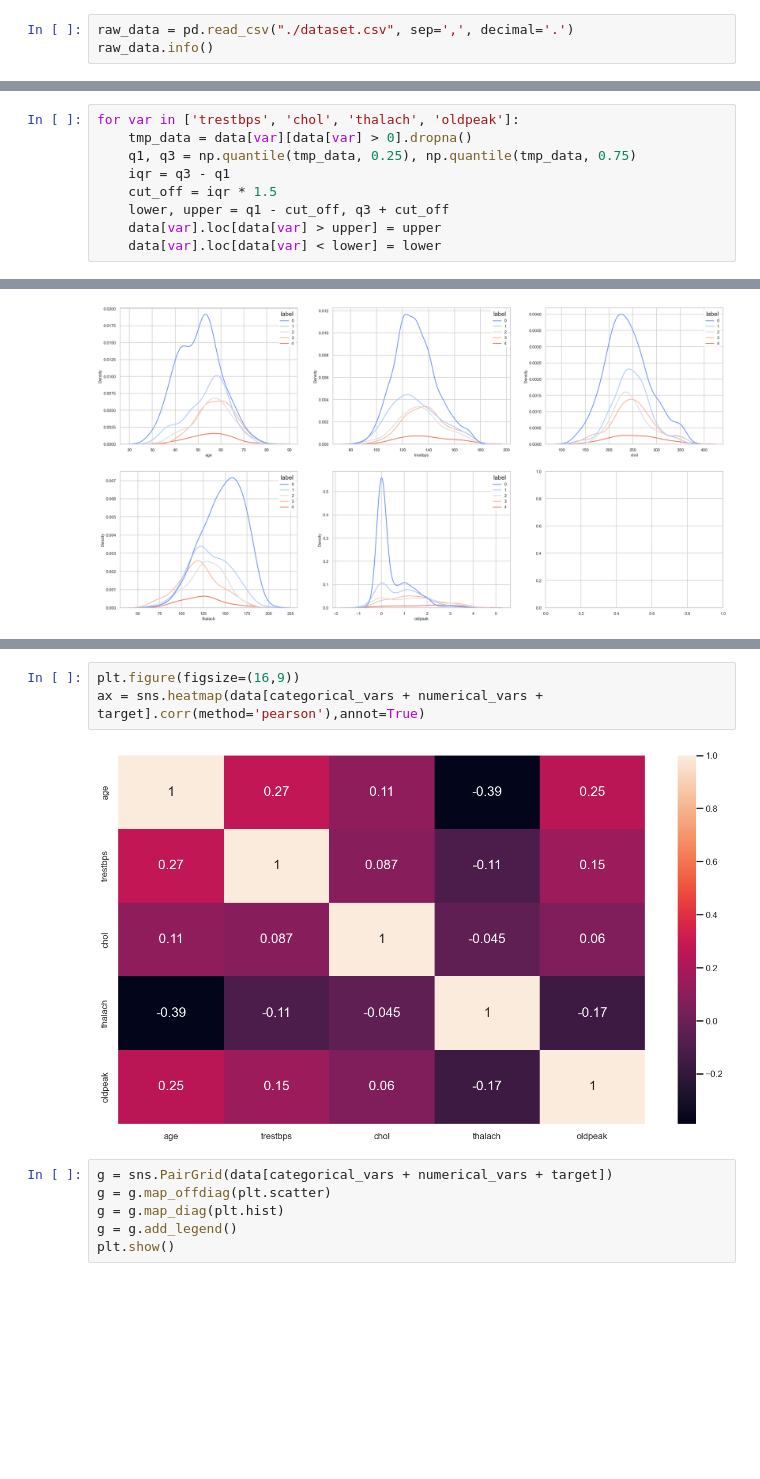
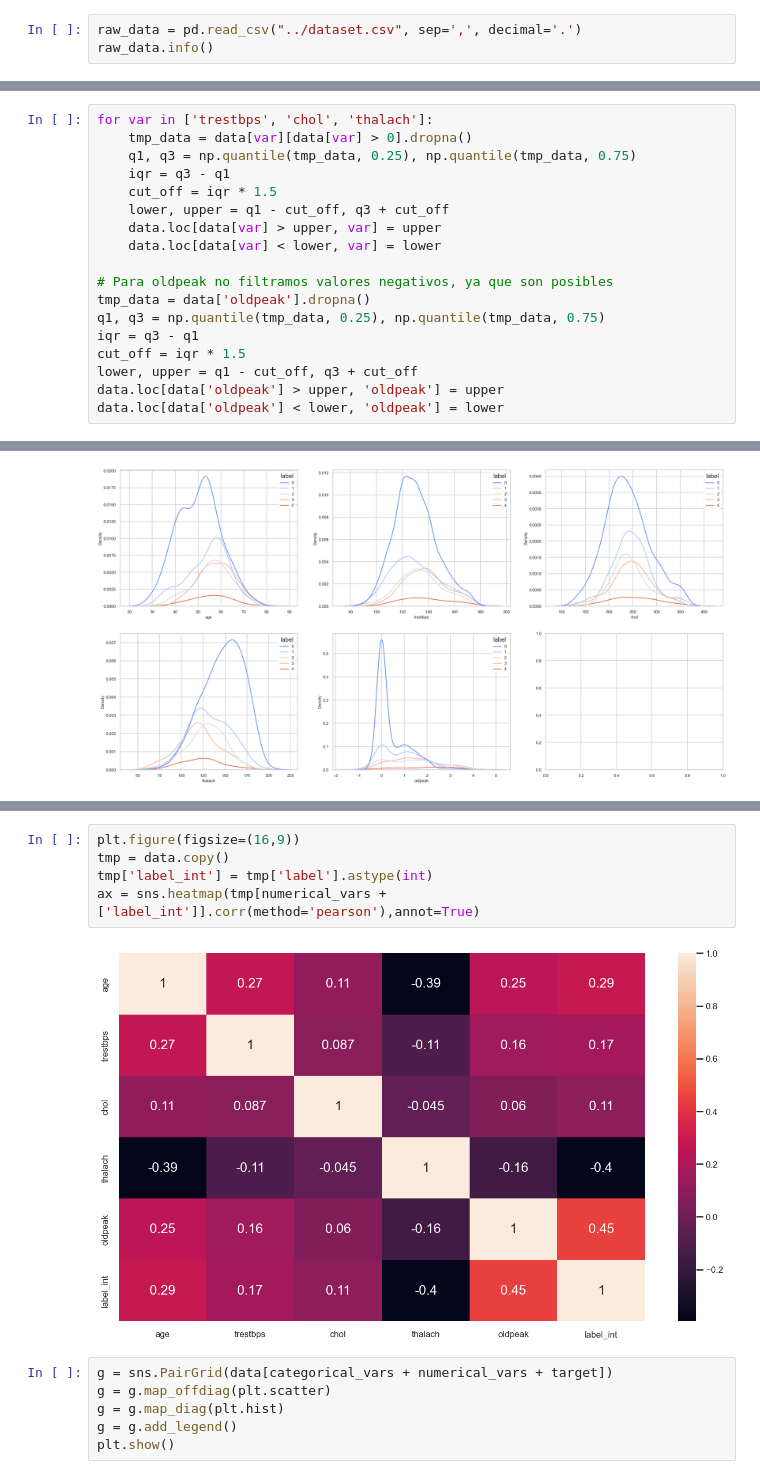
Before and after one commit to vruizext/mda-data-project-3, a Jupyter notebook: cleanup_eda.ipynb, the cells around one changed output, grey strips where cells are left out. Drawn from its saved outputs; the diff is of its cells as text; blank space fills up the shorter version.

```diff
--- a/cleanup_eda.ipynb
+++ b/cleanup_eda.ipynb
@@ -23,7 +23,7 @@ params = {'legend.fontsize': '12',
 
 plt.rcParams.update(params)
 # %%
-raw_data = pd.read_csv("./dataset.csv", sep=',', decimal='.')
+raw_data = pd.read_csv("../dataset.csv", sep=',', decimal='.')
 raw_data.info()
 # %% [output]
 <class 'pandas.core.frame.DataFrame'>
@@ -274,11 +274,20 @@ chol - min: 85.0 - lower_limit: 135.0 - Q1: 216.0 - Q3: 270.0 - IQR: 54.0 - uppe
 thalach - min: 60.0 - lower_limit: 66.0 - Q1: 120.0 - Q3: 156.0 - IQR: 36.0 - upper_limit: 210.0 - max: 202.0
 oldpeak - min: -2.6 - lower_limit: -2.25 - Q1: 0.0 - Q3: 1.5 - IQR: 1.5 - upper_limit: 3.75 - max: 6.2
 # %%
-for var in ['trestbps', 'chol', 'thalach', 'oldpeak']:
+for var in ['trestbps', 'chol', 'thalach']:
     tmp_data = data[var][data[var] > 0].dropna()
     q1, q3 = np.quantile(tmp_data, 0.25), np.quantile(tmp_data, 0.75)
     iqr = q3 - q1
     cut_off = iqr * 1.5
     lower, upper = q1 - cut_off, q3 + cut_off
-    data[var].loc[data[var] > upper] = upper
-    data[var].loc[data[var] < lower] = lower
+    data.loc[data[var] > upper, var] = upper
+    data.loc[data[var] < lower, var] = lower
+
+# Para oldpeak no filtramos valores negativos, ya que son posibles
+tmp_data = data['oldpeak'].dropna()
+q1, q3 = np.quantile(tmp_data, 0.25), np.quantile(tmp_data, 0.75)
+iqr = q3 - q1
+cut_off = iqr * 1.5
+lower, upper = q1 - cut_off, q3 + cut_off
+data.loc[data['oldpeak'] > upper, 'oldpeak'] = upper
+data.loc[data['oldpeak'] < lower, 'oldpeak'] = lower
@@ -365,8 +386,10 @@ plt.show()
 # %%
 plt.figure(figsize=(16,9))
-ax = sns.heatmap(data[categorical_vars + numerical_vars + target].corr(method='pearson'),annot=True)
+tmp = data.copy()
+tmp['label_int'] = tmp['label'].astype(int)
+ax = sns.heatmap(tmp[numerical_vars + ['label_int']].corr(method='pearson'),annot=True)
 # %% [output]
-[figure, old version]
+[figure, new version]
 # %%
 g = sns.PairGrid(data[categorical_vars + numerical_vars + target])
 g = g.map_offdiag(plt.scatter)
```
Also changed, not shown: parts of 3 cells of this notebook, 4 other files.
